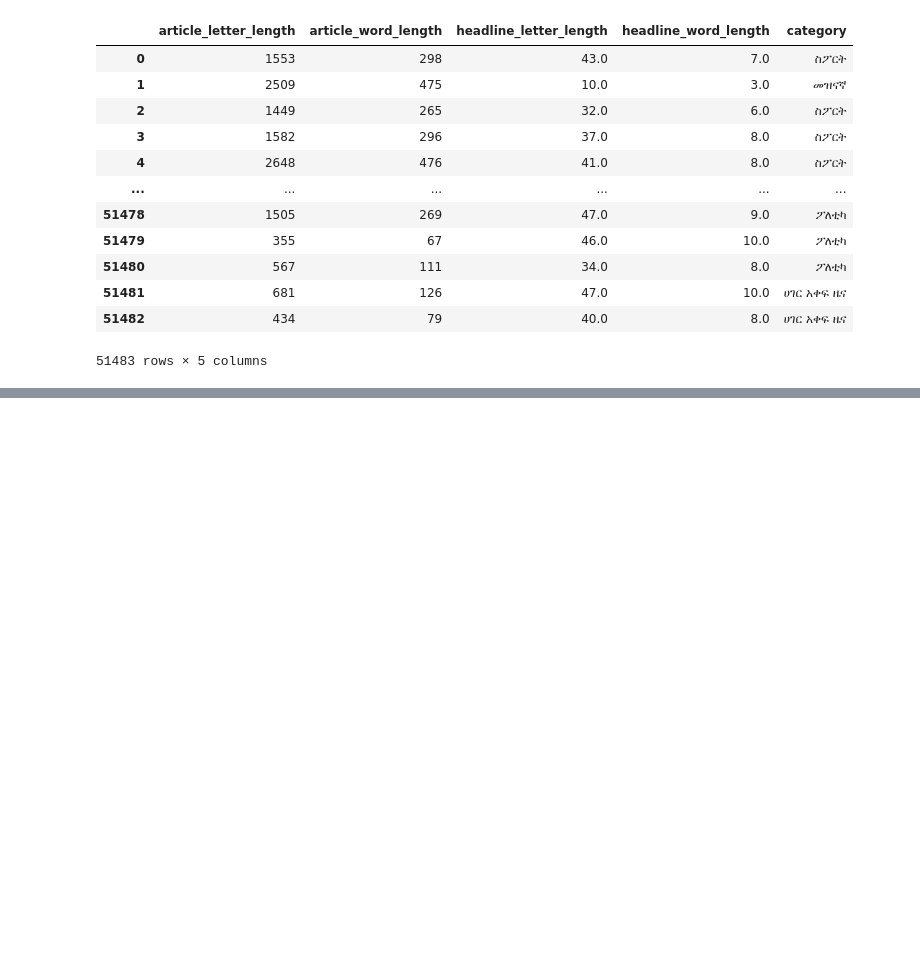
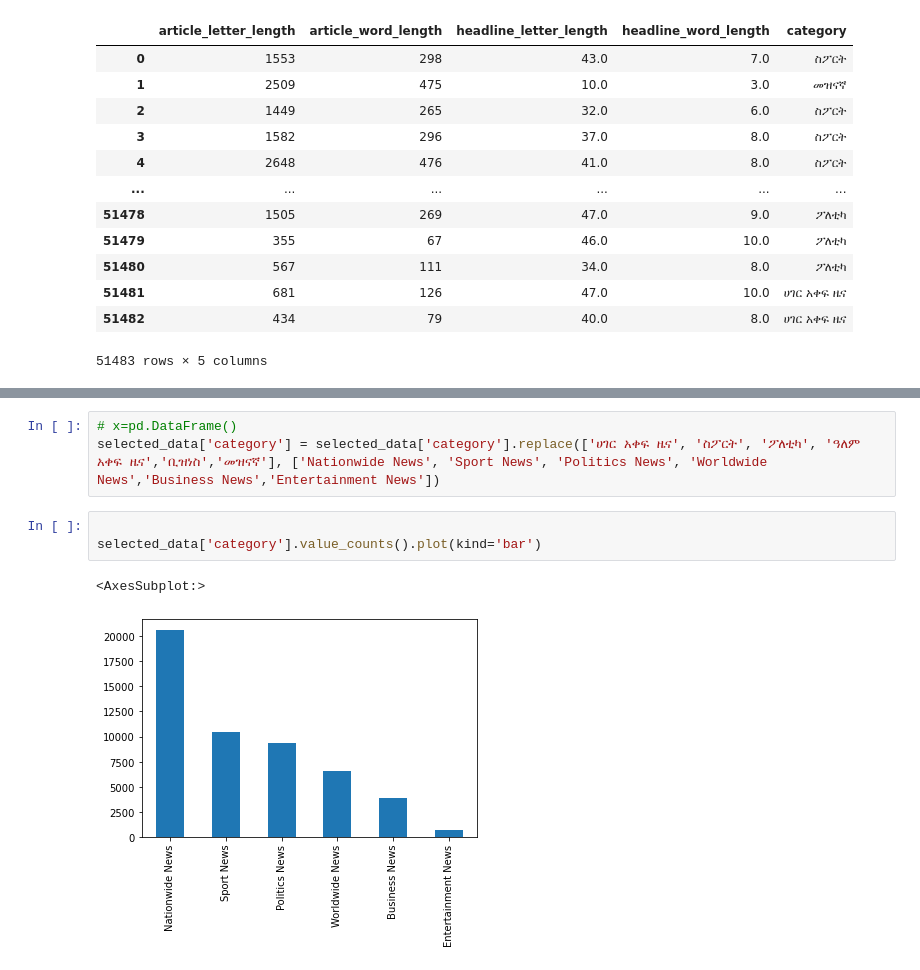
Before and after one commit to STT-data-collection/STT-Data-Collection, a Jupyter notebook: notebooks/EDA.ipynb, the cells around one changed output, grey strips where cells are left out. Cells and saved outputs as stored; diff of their text form; blank space fills up the shorter version.

Commit message:
added plots on data exploration

```diff
--- a/notebooks/EDA.ipynb
+++ b/notebooks/EDA.ipynb
@@ -83,0 +94,9 @@ selected_data
+# %%
+# x=pd.DataFrame()
+selected_data['category'] = selected_data['category'].replace(['ሀገር አቀፍ ዜና', 'ስፖርት', 'ፖለቲካ', 'ዓለም አቀፍ ዜና','ቢዝነስ','መዝናኛ'], ['Nationwide News', 'Sport News', 'Politics News', 'Worldwide News','Business News','Entertainment News'])
+# %%
+
+selected_data['category'].value_counts().plot(kind='bar')
+# %% [output]
+<AxesSubplot:>
+[figure, added]
```
Also changed, not shown: parts of 6 cells of this notebook.
